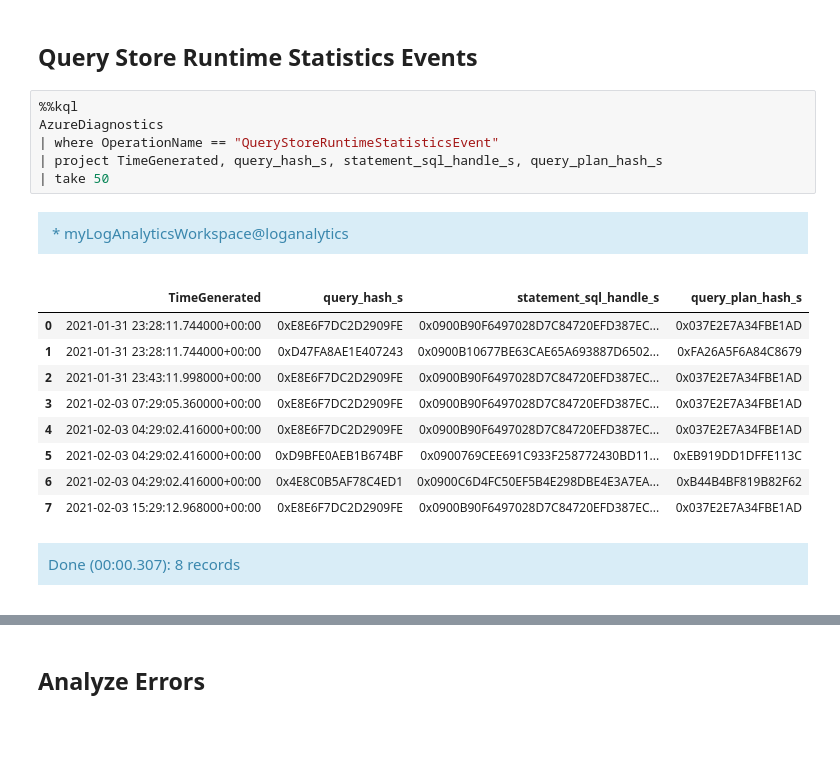
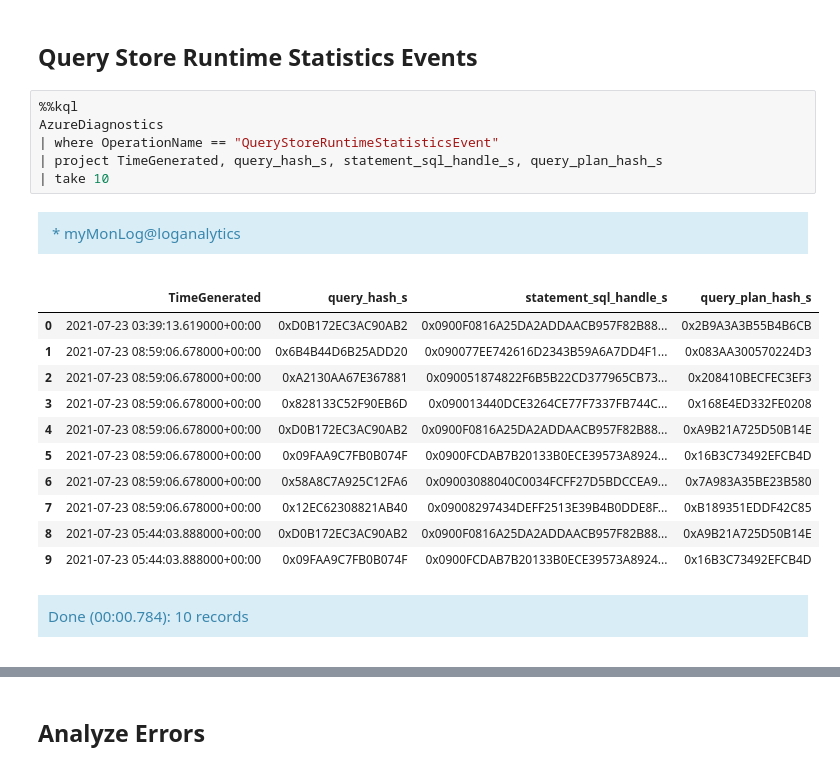
Before and after one commit to MsSQLGirl/jubilant-data-wizards, a Jupyter notebook: Simple Demo/Parameterization/SQLDBLog/AzureSQLLogsAndMetricsWithLogAnalytics.ipynb, the cells around one changed output, grey strips where cells are left out. Cells and saved outputs as stored; diff of their text form; blank space fills up the shorter version.

```diff
--- a/Simple Demo/Parameterization/SQLDBLog/AzureSQLLogsAndMetricsWithLogAnalytics.ipynb
+++ b/Simple Demo/Parameterization/SQLDBLog/AzureSQLLogsAndMetricsWithLogAnalytics.ipynb
@@ -212,18 +236,20 @@ Done (00:00.330): 5 records
 # %%
 %%kql
 AzureDiagnostics
 | where OperationName == "QueryStoreRuntimeStatisticsEvent"
 | project TimeGenerated, query_hash_s, statement_sql_handle_s, query_plan_hash_s
-| take 50
+| take 10
 # %% [output]
-* myLogAnalyticsWorkspace@loganalytics
+* myMonLog@loganalytics
 |  | TimeGenerated | query_hash_s | statement_sql_handle_s | query_plan_hash_s |
-| 0 | 2021-01-31 23:28:11.744000+00:00 | 0xE8E6F7DC2D2909FE | 0x0900B90F6497028D7C84720EFD387EC... | 0x037E2E7A34FBE1AD |
-| 1 | 2021-01-31 23:28:11.744000+00:00 | 0xD47FA8AE1E407243 | 0x0900B10677BE63CAE65A693887D6502... | 0xFA26A5F6A84C8679 |
-| 2 | 2021-01-31 23:43:11.998000+00:00 | 0xE8E6F7DC2D2909FE | 0x0900B90F6497028D7C84720EFD387EC... | 0x037E2E7A34FBE1AD |
-| 3 | 2021-02-03 07:29:05.360000+00:00 | 0xE8E6F7DC2D2909FE | 0x0900B90F6497028D7C84720EFD387EC... | 0x037E2E7A34FBE1AD |
-| 4 | 2021-02-03 04:29:02.416000+00:00 | 0xE8E6F7DC2D2909FE | 0x0900B90F6497028D7C84720EFD387EC... | 0x037E2E7A34FBE1AD |
-| 5 | 2021-02-03 04:29:02.416000+00:00 | 0xD9BFE0AEB1B674BF | 0x0900769CEE691C933F258772430BD11... | 0xEB919DD1DFFE113C |
-| 6 | 2021-02-03 04:29:02.416000+00:00 | 0x4E8C0B5AF78C4ED1 | 0x0900C6D4FC50EF5B4E298DBE4E3A7EA... | 0xB44B4BF819B82F62 |
-| 7 | 2021-02-03 15:29:12.968000+00:00 | 0xE8E6F7DC2D2909FE | 0x0900B90F6497028D7C84720EFD387EC... | 0x037E2E7A34FBE1AD |
+| 0 | 2021-07-23 03:39:13.619000+00:00 | 0xD0B172EC3AC90AB2 | 0x0900F0816A25DA2ADDAACB957F82B88... | 0x2B9A3A3B55B4B6CB |
+| 1 | 2021-07-23 08:59:06.678000+00:00 | 0x6B4B44D6B25ADD20 | 0x090077EE742616D2343B59A6A7DD4F1... | 0x083AA300570224D3 |
+| 2 | 2021-07-23 08:59:06.678000+00:00 | 0xA2130AA67E367881 | 0x090051874822F6B5B22CD377965CB73... | 0x208410BECFEC3EF3 |
+| 3 | 2021-07-23 08:59:06.678000+00:00 | 0x828133C52F90EB6D | 0x090013440DCE3264CE77F7337FB744C... | 0x168E4ED332FE0208 |
+| 4 | 2021-07-23 08:59:06.678000+00:00 | 0xD0B172EC3AC90AB2 | 0x0900F0816A25DA2ADDAACB957F82B88... | 0xA9B21A725D50B14E |
+| 5 | 2021-07-23 08:59:06.678000+00:00 | 0x09FAA9C7FB0B074F | 0x0900FCDAB7B20133B0ECE39573A8924... | 0x16B3C73492EFCB4D |
+| 6 | 2021-07-23 08:59:06.678000+00:00 | 0x58A8C7A925C12FA6 | 0x09003088040C0034FCFF27D5BDCCEA9... | 0x7A983A35BE23B580 |
+| 7 | 2021-07-23 08:59:06.678000+00:00 | 0x12EC62308821AB40 | 0x09008297434DEFF2513E39B4B0DDE8F... | 0xB189351EDDF42C85 |
+| 8 | 2021-07-23 05:44:03.888000+00:00 | 0xD0B172EC3AC90AB2 | 0x0900F0816A25DA2ADDAACB957F82B88... | 0xA9B21A725D50B14E |
+| 9 | 2021-07-23 05:44:03.888000+00:00 | 0x09FAA9C7FB0B074F | 0x0900FCDAB7B20133B0ECE39573A8924... | 0x16B3C73492EFCB4D |
-Done (00:00.307): 8 records
+Done (00:00.784): 10 records
```
Also changed, not shown: parts of 15 cells of this notebook.
